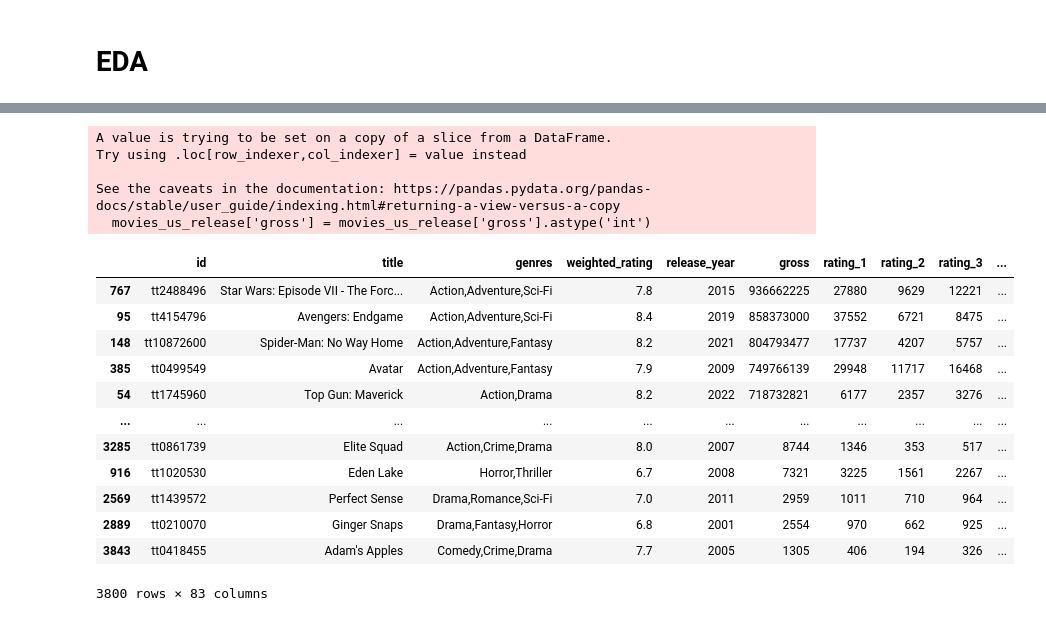
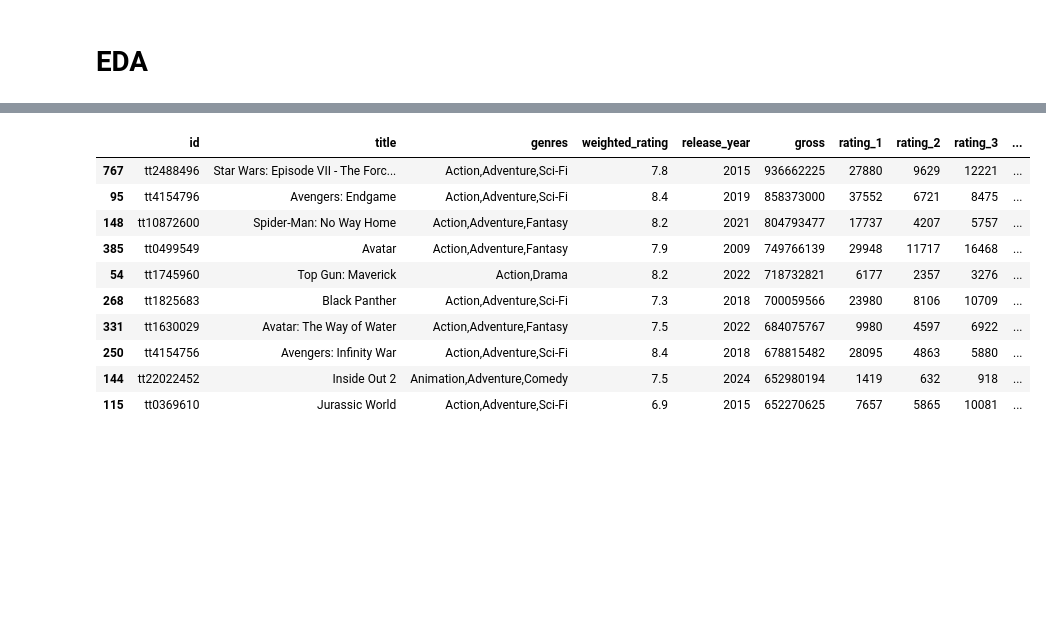
Before and after one commit to kaijchang/cmpu250-project-group-1, a Jupyter notebook: eda/eda.ipynb, the cells around one changed output, grey strips where cells are left out. Cells and saved outputs as stored; diff of their text form; code cells hidden in the pictures; blank space fills up the shorter version.

```diff
--- a/eda/eda.ipynb
+++ b/eda/eda.ipynb
@@ -2,5 +2,7 @@
 import pandas as pd
 import numpy as np
 import matplotlib.pyplot as plt
+
+pd.set_option('display.max_columns', 90)
 # %%
-movies = pd.read_csv('imdb-cleaned.csv')
+movies = pd.read_csv('../data/imdb-cleaned.csv')
@@ -52,0 +59,6 @@ We made a variable `country_ptp` with the difference between the highest and low
+# %%
+movies_us_release = movies.loc[movies['gross'].notna()]
+movies_us_release['gross'] = movies_us_release['gross'].str[1:]
+movies_us_release['gross'] = movies_us_release['gross'].apply(lambda x: x.replace(',', ''))
+movies_us_release = movies_us_release[movies_us_release['gross'] != '']
+movies_us_release['gross'] = movies_us_release['gross'].astype('int')
@@ -113,2 +157,0 @@ movies
-# %%
-movies_us_release = movies[movies['gross'].notna()]
@@ -131,28 +158,17 @@ See the caveats in the documentation: https://pandas.pydata.org/pandas-docs/stab
-# %%
-movies_us_release = movies_us_release[movies_us_release['gross'] != '']
-movies_us_release['gross'] = movies_us_release['gross'].astype('int')
-# %% [output]
-A value is trying to be set on a copy of a slice from a DataFrame.
-Try using .loc[row_indexer,col_indexer] = value instead
-
-See the caveats in the documentation: https://pandas.pydata.org/pandas-docs/stable/user_guide/indexing.html#returning-a-view-versus-a-copy
-  movies_us_release['gross'] = movies_us_release['gross'].astype('int')
 # %%
-movies_us_release.sort_values('gross', ascending=False)
+movies_us_release.sort_values('gross', ascending=False).head(10)
 # %% [output]
 |  | id | title | genres | weighted_rating | release_year | gross | rating_1 | rating_2 | rating_3 | ... |
 | 767 | tt2488496 | Star Wars: Episode VII - The Forc... | Action,Adventure,Sci-Fi | 7.8 | 2015 | 936662225 | 27880 | 9629 | 12221 | ... |
 | 95 | tt4154796 | Avengers: Endgame | Action,Adventure,Sci-Fi | 8.4 | 2019 | 858373000 | 37552 | 6721 | 8475 | ... |
 | 148 | tt10872600 | Spider-Man: No Way Home | Action,Adventure,Fantasy | 8.2 | 2021 | 804793477 | 17737 | 4207 | 5757 | ... |
 | 385 | tt0499549 | Avatar | Action,Adventure,Fantasy | 7.9 | 2009 | 749766139 | 29948 | 11717 | 16468 | ... |
 | 54 | tt1745960 | Top Gun: Maverick | Action,Drama | 8.2 | 2022 | 718732821 | 6177 | 2357 | 3276 | ... |
-| ... | ... | ... | ... | ... | ... | ... | ... | ... | ... | ... |
-| 3285 | tt0861739 | Elite Squad | Action,Crime,Drama | 8.0 | 2007 | 8744 | 1346 | 353 | 517 | ... |
-| 916 | tt1020530 | Eden Lake | Horror,Thriller | 6.7 | 2008 | 7321 | 3225 | 1561 | 2267 | ... |
-| 2569 | tt1439572 | Perfect Sense | Drama,Romance,Sci-Fi | 7.0 | 2011 | 2959 | 1011 | 710 | 964 | ... |
-| 2889 | tt0210070 | Ginger Snaps | Drama,Fantasy,Horror | 6.8 | 2001 | 2554 | 970 | 662 | 925 | ... |
-| 3843 | tt0418455 | Adam's Apples | Comedy,Crime,Drama | 7.7 | 2005 | 1305 | 406 | 194 | 326 | ... |
+| 268 | tt1825683 | Black Panther | Action,Adventure,Sci-Fi | 7.3 | 2018 | 700059566 | 23980 | 8106 | 10709 | ... |
+| 331 | tt1630029 | Avatar: The Way of Water | Action,Adventure,Fantasy | 7.5 | 2022 | 684075767 | 9980 | 4597 | 6922 | ... |
+| 250 | tt4154756 | Avengers: Infinity War | Action,Adventure,Sci-Fi | 8.4 | 2018 | 678815482 | 28095 | 4863 | 5880 | ... |
+| 144 | tt22022452 | Inside Out 2 | Animation,Adventure,Comedy | 7.5 | 2024 | 652980194 | 1419 | 632 | 918 | ... |
+| 115 | tt0369610 | Jurassic World | Action,Adventure,Sci-Fi | 6.9 | 2015 | 652270625 | 7657 | 5865 | 10081 | ... |
-3800 rows × 83 columns
 # %%
 plt.hist(movies_us_release['gross'], bins=100)
 plt.xlabel('Gross U.S. Box Office Earnings, 100s of Million Dollars')
```
Also changed, not shown: parts of 23 cells of this notebook.
